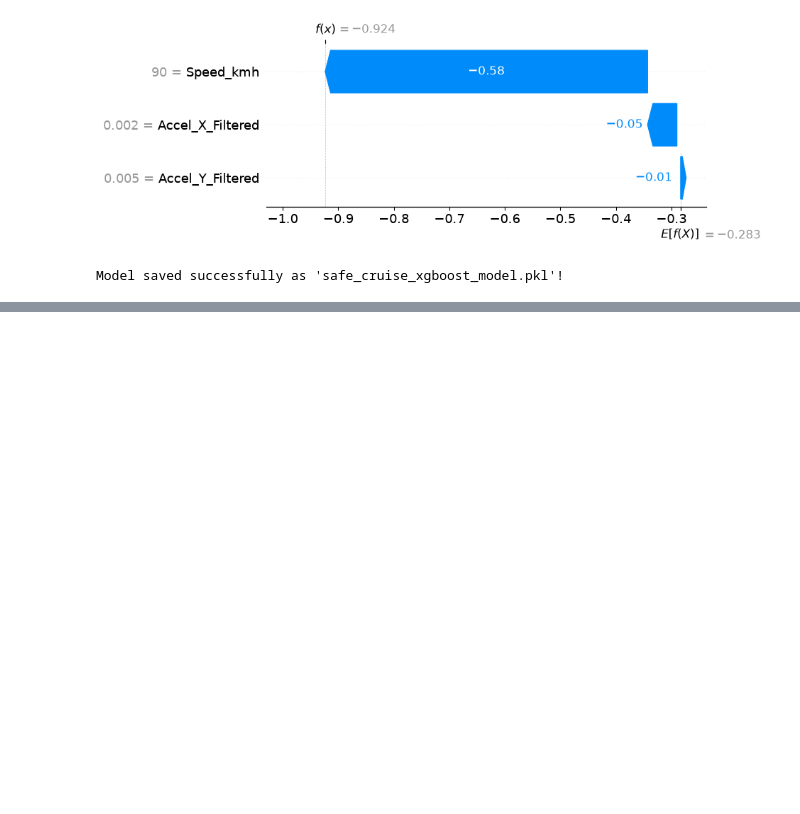
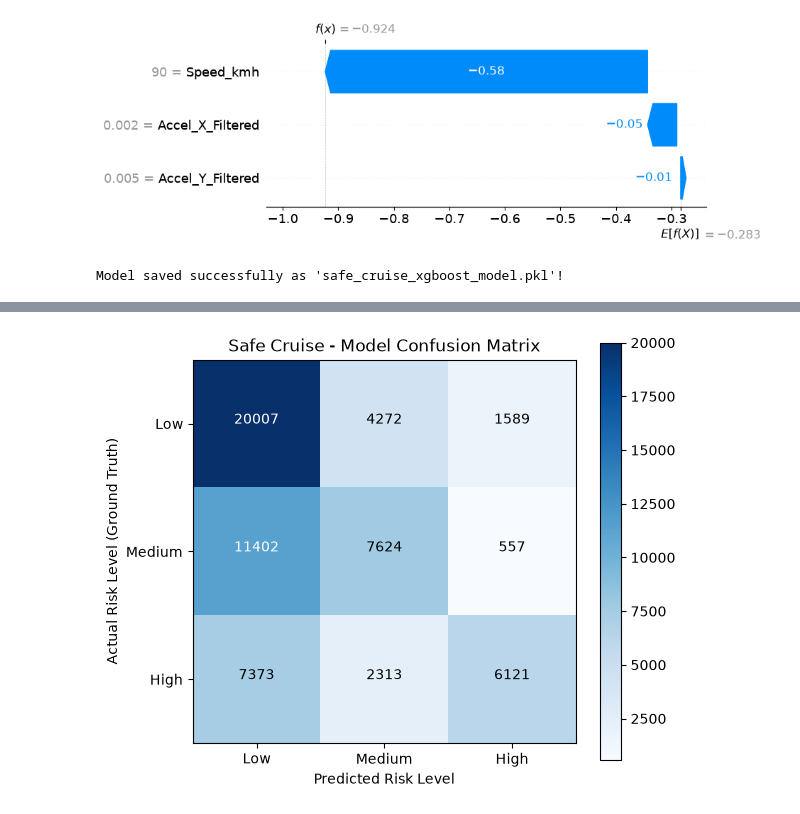
Before and after one commit to akashmeh/SafeCruise, a Jupyter notebook: safecruiseT.ipynb, the cells around one changed output, grey strips where cells are left out. Cells and saved outputs as stored; diff of their text form; code cells hidden in the pictures; blank space fills up the shorter version.

Commit message:
model update

```diff
--- a/safecruiseT.ipynb
+++ b/safecruiseT.ipynb
@@ -431,3 +431,77 @@ joblib.dump(model, 'safe_cruise_xgboost_model.pkl')
 print("Model saved successfully as 'safe_cruise_xgboost_model.pkl'!")
 # %% [output]
 Model saved successfully as 'safe_cruise_xgboost_model.pkl'!
+# %%
+import os
+import glob
+import pandas as pd
+from sklearn.model_selection import train_test_split
+from sklearn.metrics import classification_report, confusion_matrix
+import matplotlib.pyplot as plt
+import numpy as np
+import joblib
+
+# 1. Quick batch load to recreate full_dataset
+base_path = "/Users/akash/Downloads/UAH-DRIVESET-v1"
+all_trips = []
+search_pattern = os.path.join(base_path, "**", "RAW_ACCELEROMETERS.txt")
+accel_files = glob.glob(search_pattern, recursive=True)
+
+for accel_path in accel_files:
+    gps_path = accel_path.replace("RAW_ACCELEROMETERS.txt", "RAW_GPS.txt")
+    if "NORMAL" in accel_path: label = 0
+    elif "DROWSY" in accel_path: label = 1
+    elif "AGGRESSIVE" in accel_path: label = 2
+    else: continue
+
+    try:
+        accel_cols = ['Timestamp', 'Valid_State', 'Accel_X', 'Accel_Y', 'Accel_Z', 'Accel_X_Filtered', 'Accel_Y_Filtered', 'Accel_Z_Filtered', 'Roll', 'Pitch', 'Yaw']
+        df_accel = pd.read_csv(accel_path, sep=r"\s+", header=None, names=accel_cols)
+        gps_cols = ['Timestamp', 'Speed_kmh', 'Latitude', 'Longitude', 'Altitude', 'Vertical_Accuracy', 'Horizontal_Accuracy', 'Course', 'Difcourse', 'Time_Offset', 'Valid_State_GPS', 'Extra_Flag']
+        df_gps = pd.read_csv(gps_path, sep=r"\s+", header=None, names=gps_cols)
+
+        df_accel = df_accel.sort_values('Timestamp')
+        df_gps = df_gps.sort_values('Timestamp')
+        merged = pd.merge_asof(df_accel, df_gps, on='Timestamp', direction='backward').dropna()
+        merged['Risk_Level'] = label
+        all_trips.append(merged)
+    except:
+        pass
+
+full_dataset = pd.concat(all_trips, ignore_index=True)
+
+# 2. Setup features and test split
+features = ['Speed_kmh', 'Accel_X_Filtered', 'Accel_Y_Filtered']
+X = full_dataset[features].reset_index(drop=True)
+y = full_dataset['Risk_Level'].reset_index(drop=True)
+X_train, X_test, y_train, y_test = train_test_split(X, y, test_size=0.2, random_state=42)
+
+# 3. Load model and evaluate
+model = joblib.load('safe_cruise_xgboost_model.pkl')
+y_pred = model.predict(X_test)
+
+print("--- CLASSIFICATION REPORT ---")
+print(classification_report(y_test, y_pred, target_names=['Low Risk (0)', 'Medium Risk (1)', 'High Risk (2)']))
+
+cm = confusion_matrix(y_test, y_pred)
+print("\n--- CONFUSION MATRIX ---")
+print(cm)
+
+# 4. Plot Confusion Matrix
+plt.figure(figsize=(6, 5))
+plt.imshow(cm, interpolation='nearest', cmap=plt.cm.Blues)
+plt.title('Safe Cruise - Model Confusion Matrix')
+plt.colorbar()
+tick_marks = np.arange(3)
+plt.xticks(tick_marks, ['Low', 'Medium', 'High'])
+plt.yticks(tick_marks, ['Low', 'Medium', 'High'])
+
+thresh = cm.max() / 2.
+for i, j in np.ndindex(cm.shape):
+    plt.text(j, i, format(cm[i, j], 'd'), horizontalalignment="center", color="white" if cm[i, j] > thresh else "black")
+
+plt.ylabel('Actual Risk Level (Ground Truth)')
+plt.xlabel('Predicted Risk Level')
+plt.tight_layout()
+plt.show()
+# %% [output]
@@ -433,0 +524 @@ Model saved successfully as 'safe_cruise_xgboost_model.pkl'!
+[figure, added]
```
Also changed, not shown: parts of 2 cells of this notebook.
